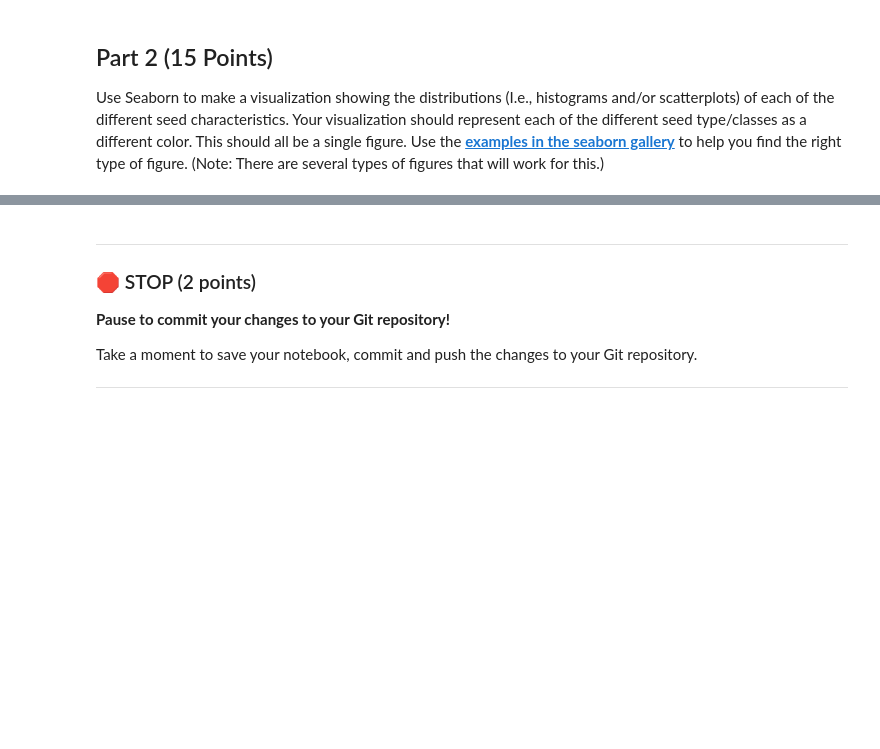
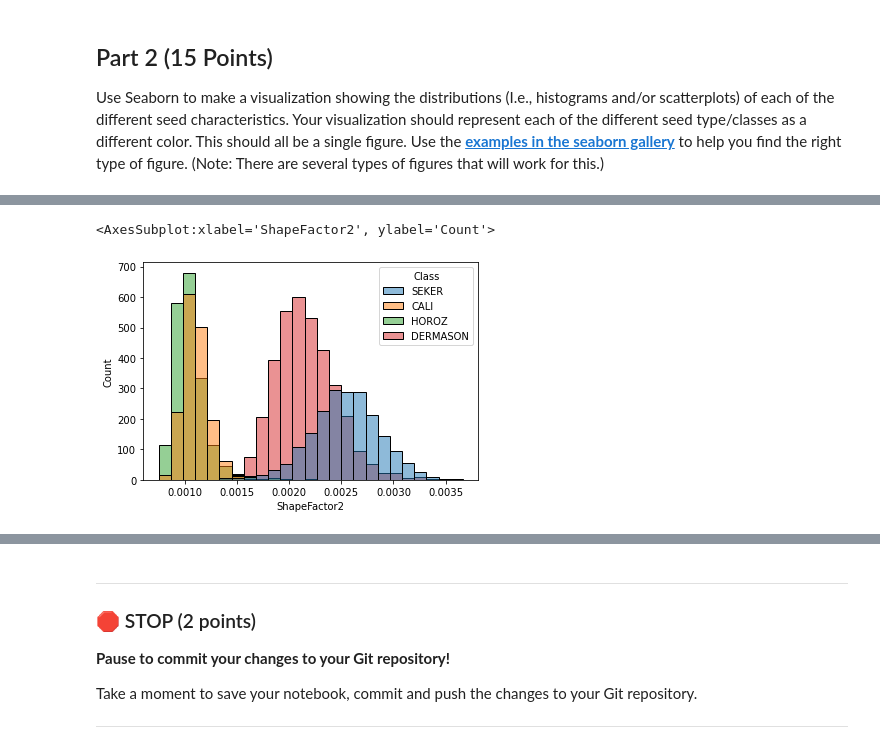
Before and after one commit to mccoll58/CMSE202-s23-turnin, a Jupyter notebook: FINAL/Final_S002_STUDENT.ipynb, the cells around one changed output, grey strips where cells are left out. Saved outputs shown, nothing was run; the diff lists cells and outputs as text; code cells hidden in the pictures; blank space fills up the shorter version.

```diff
--- a/FINAL/Final_S002_STUDENT.ipynb
+++ b/FINAL/Final_S002_STUDENT.ipynb
@@ -59,0 +88,5 @@ Use Seaborn to make a visualization showing the distributions (I.e., histograms
+# %%
+sea.histplot(x = seed['ShapeFactor2'],hue = seed['Class'])
+# %% [output]
+<AxesSubplot:xlabel='ShapeFactor2', ylabel='Count'>
+[figure, added]
```
Also changed, not shown: parts of 10 cells of this notebook.
